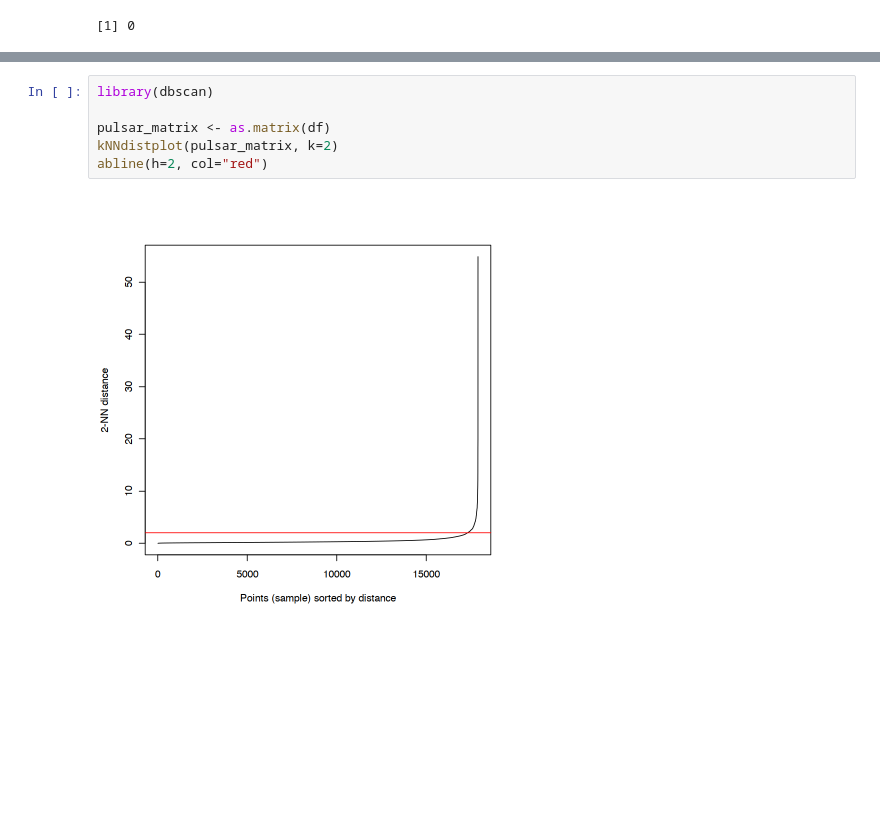
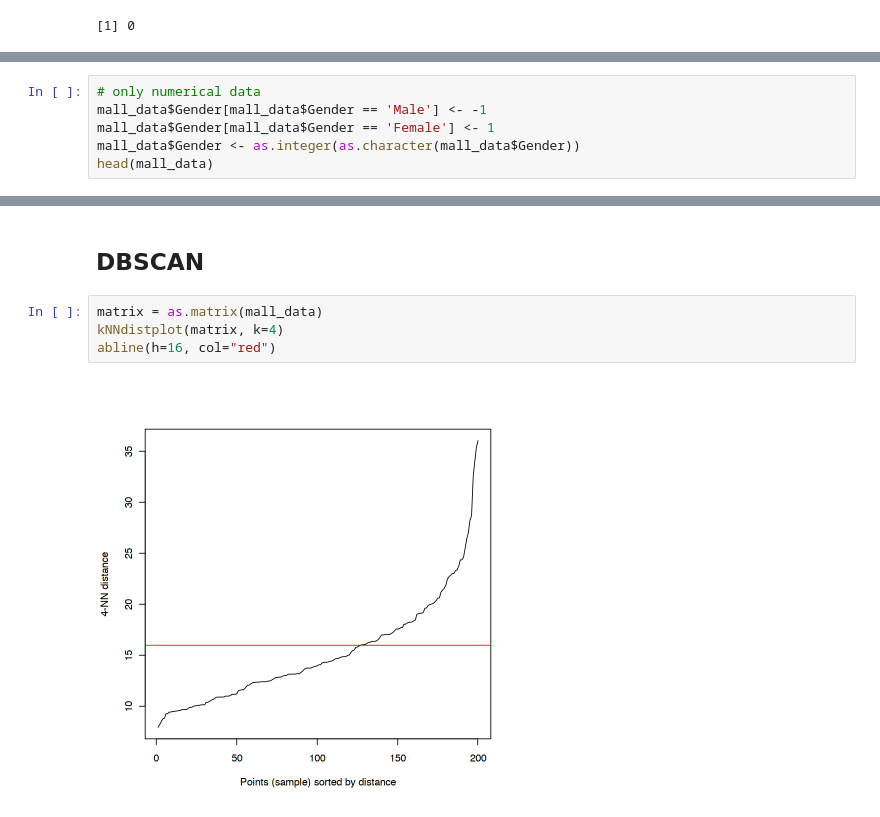
Before and after one commit to SoyOscarRH/Learning, a Jupyter notebook: UNAM/MachineLearning/Cluster/C de clusters y consumidores.ipynb, the cells around one changed output, grey strips where cells are left out. Drawn from its saved outputs; the diff is of its cells as text; blank space fills up the shorter version.

```diff
--- a/UNAM/MachineLearning/Cluster/C de clusters y consumidores.ipynb
+++ b/UNAM/MachineLearning/Cluster/C de clusters y consumidores.ipynb
@@ -96,0 +123,6 @@ A data.frame: 10 × 2
+# %%
+# only numerical data
+mall_data$Gender[mall_data$Gender == 'Male'] <- -1
+mall_data$Gender[mall_data$Gender == 'Female'] <- 1
+mall_data$Gender <- as.integer(as.character(mall_data$Gender))
+head(mall_data)
@@ -97,8 +201,8 @@ A data.frame: 10 × 2
+# %% [markdown]
+## DBSCAN
 # %%
-library(dbscan)
-
-pulsar_matrix <- as.matrix(df)
-kNNdistplot(pulsar_matrix, k=2)
-abline(h=2, col="red")
+matrix = as.matrix(mall_data)
+kNNdistplot(matrix, k=4)
+abline(h=16, col="red")
 # %% [output]
-[figure, old version]
+[figure, new version]
```
Also changed, not shown: parts of 25 cells of this notebook, 21 other files.
